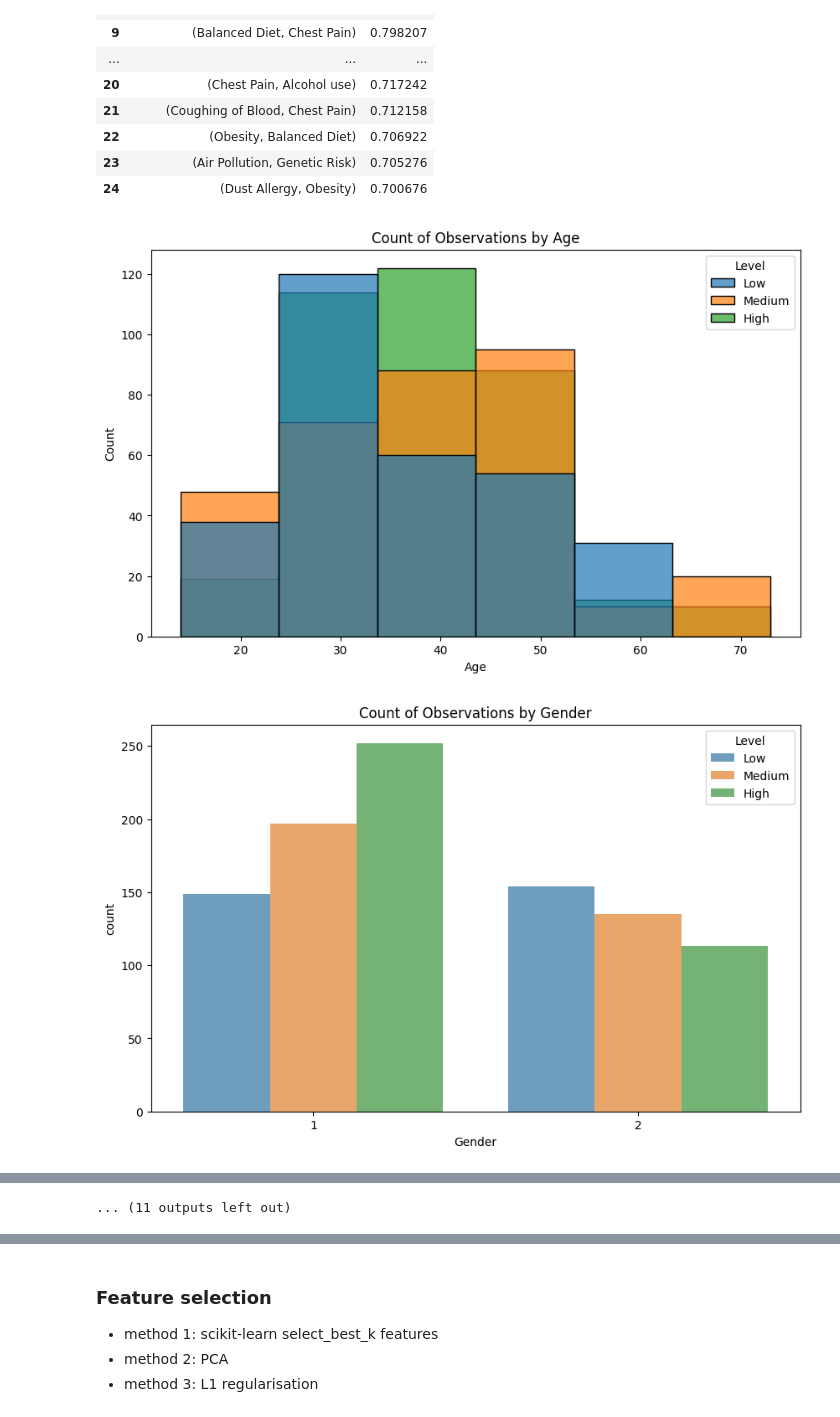
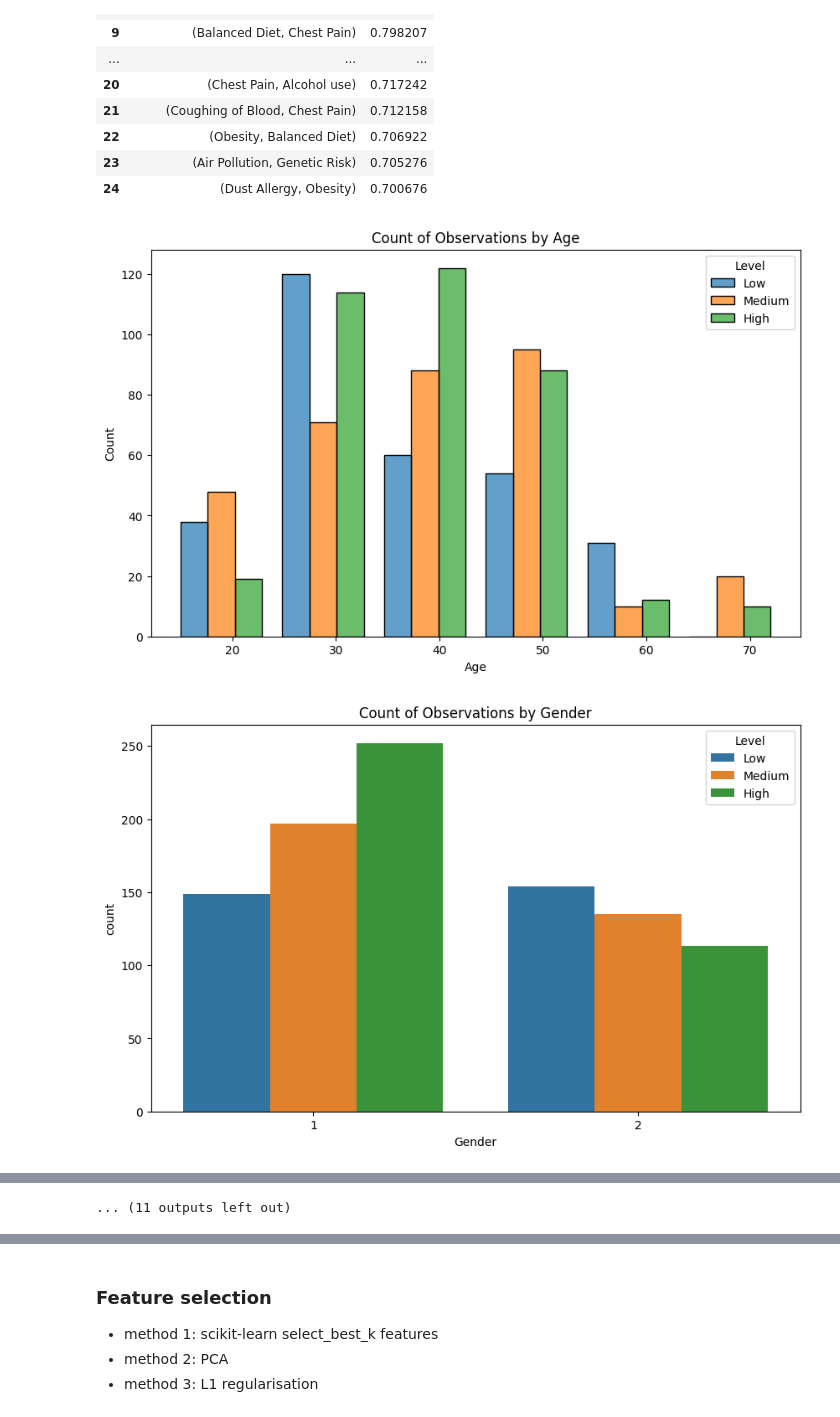
Before and after one commit to eugenegancw/Lung_Cancer_Prediction, a Jupyter notebook: exploratory_analysis.ipynb, the cells around one changed output, grey strips where cells are left out. Cells and saved outputs as stored; diff of their text form; code cells hidden in the pictures.

```diff
--- a/exploratory_analysis.ipynb
+++ b/exploratory_analysis.ipynb
@@ -198,18 +197,19 @@ df_unique_pairs
 # %%
 #Plotting cat plot
 features_lst=features.columns
 
 for feature in features_lst:
     if feature !="Age":
         plt.figure(figsize=(10, 6))
-        sns.countplot(x=feature, hue="Level", data=df, dodge=True, alpha=0.7)
+        sns.countplot(x=feature, hue="Level", data=df, dodge=True, linewidth=1)
         plt.title(f"Count of Observations by {feature}")
         plt.show()
     else:
         plt.figure(figsize=(10, 6))
-        sns.histplot(x=feature, hue="Level", data=df, alpha=0.7, bins=6)
+        sns.histplot(x=feature, hue="Level", data=df, alpha=0.7, bins=6, multiple="dodge", shrink=.8)
+        # sns.histplot(x=feature, hue="Level", data=df, alpha=0.7, bins=6)
         plt.title(f"Count of Observations by {feature}")
         plt.show()
 # %% [output]
-[figure, old version]
+[figure, new version]
-[figure, old version]
+[figure, new version]
```
Also changed, not shown: parts of 13 cells of this notebook.
